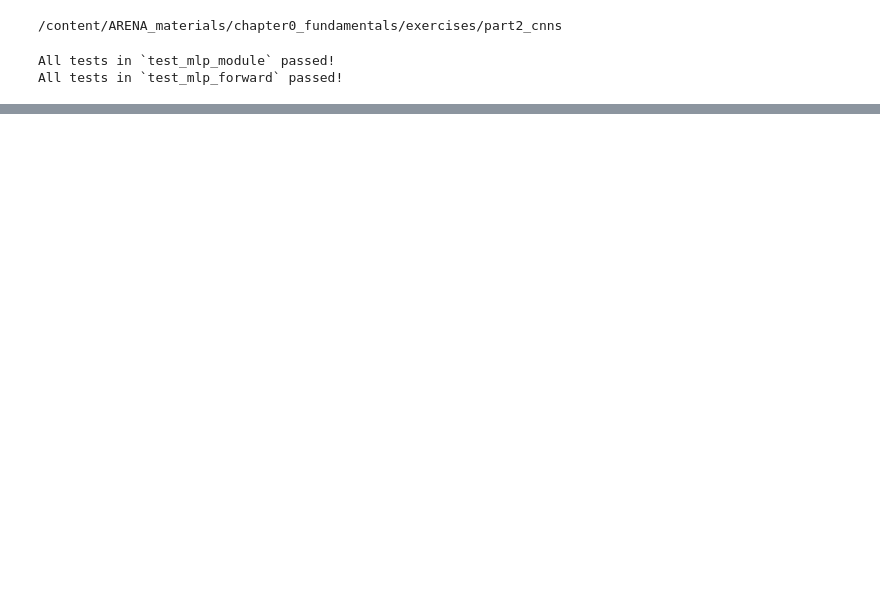
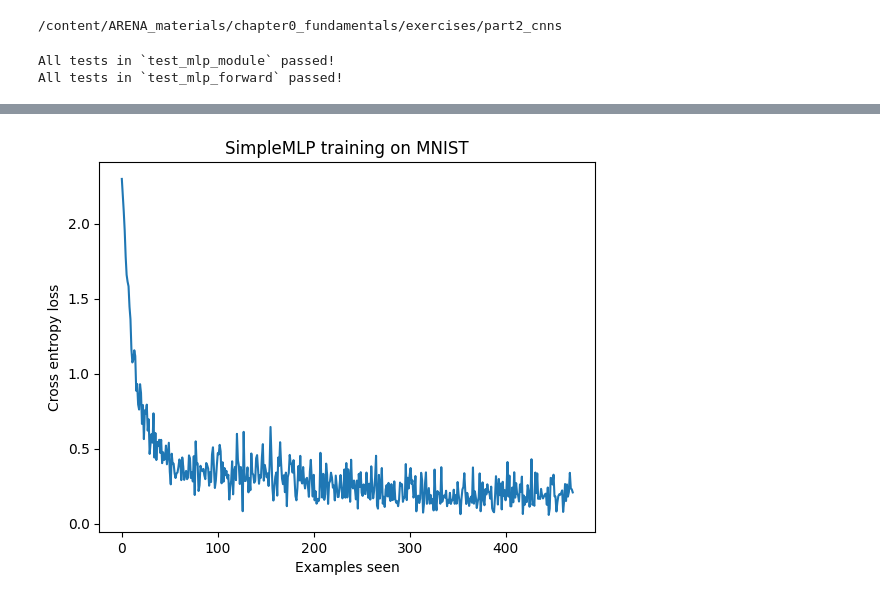
Before and after one commit to TheLedAlchemist/ARENA_materials, a Jupyter notebook: arena_cnns.ipynb, the cells around one changed output, grey strips where cells are left out. Cells and saved outputs as stored; diff of their text form; code cells hidden in the pictures; blank space fills up the shorter version.

Commit message:
Trained ze MNIST MLP

```diff
--- a/arena_cnns.ipynb
+++ b/arena_cnns.ipynb
@@ -249,9 +270,9 @@ class Flatten(nn.Module):
         # Get the shapes to the left / right of flattened dims, as well as size of flattened middle
         shape_left = shape[:start_dim]
         shape_right = shape[end_dim + 1 :]
-        shape_middle = t.prod(t.tensor(shape[start_dim : end_dim + 1])).item()
+        shape_middle = torch.prod(torch.tensor(shape[start_dim : end_dim + 1])).item()
 
-        return t.reshape(input, shape_left + (shape_middle,) + shape_right)
+        return torch.reshape(input, shape_left + (shape_middle,) + shape_right)
 
     def extra_repr(self) -> str:
         return ", ".join([f"{key}={getattr(self, key)}" for key in ["start_dim", "end_dim"]])
@@ -261,10 +282,17 @@ MNIST MLP
 class SimpleMLP(nn.Module):
     def __init__(self):
         super().__init__()
-        self.flatten = Flatten(-2, -1)
+        self.flatten = Flatten(1, -1)
         self.linear1 = nn.Linear(28 * 28, 100)
         self.relu = nn.ReLU()
         self.linear2 = nn.Linear(100, 10)
+
+        # self.model = nn.Sequential(
+        #     self.flatten,
+        #     self.linear1,
+        #     self.relu,
+        #     self.linear2
+        # )
 
     def forward(self, x: Tensor) -> Tensor:
         ret = self.flatten(x)
@@ -301,0 +401,5 @@ All tests in `test_mlp_forward` passed!
+# %%
+device = torch.device("mps" if torch.backends.mps.is_available() else "cuda" if torch.cuda.is_available() else "cpu")
+
+# If this is CPU, we recommend figuring out how to get cuda access (or MPS if you're on a Mac).
+print(device)
@@ -301,0 +470,16 @@ All tests in `test_mlp_forward` passed!
+# %%
+import matplotlib.pyplot as plt
+
+plt.plot(
+    loss_list,
+    # xlabel={"x": "Examples seen", "y": "Cross entropy loss"},
+    # title="SimpleMLP training on MNIST",
+    # width=700,
+)
+
+plt.xlabel("Examples seen")
+plt.ylabel("Cross entropy loss")
+plt.title("SimpleMLP training on MNIST")
+plt.show()
+# %% [output]
+[figure, added]
```
Also changed, not shown: parts of 20 cells of this notebook.
